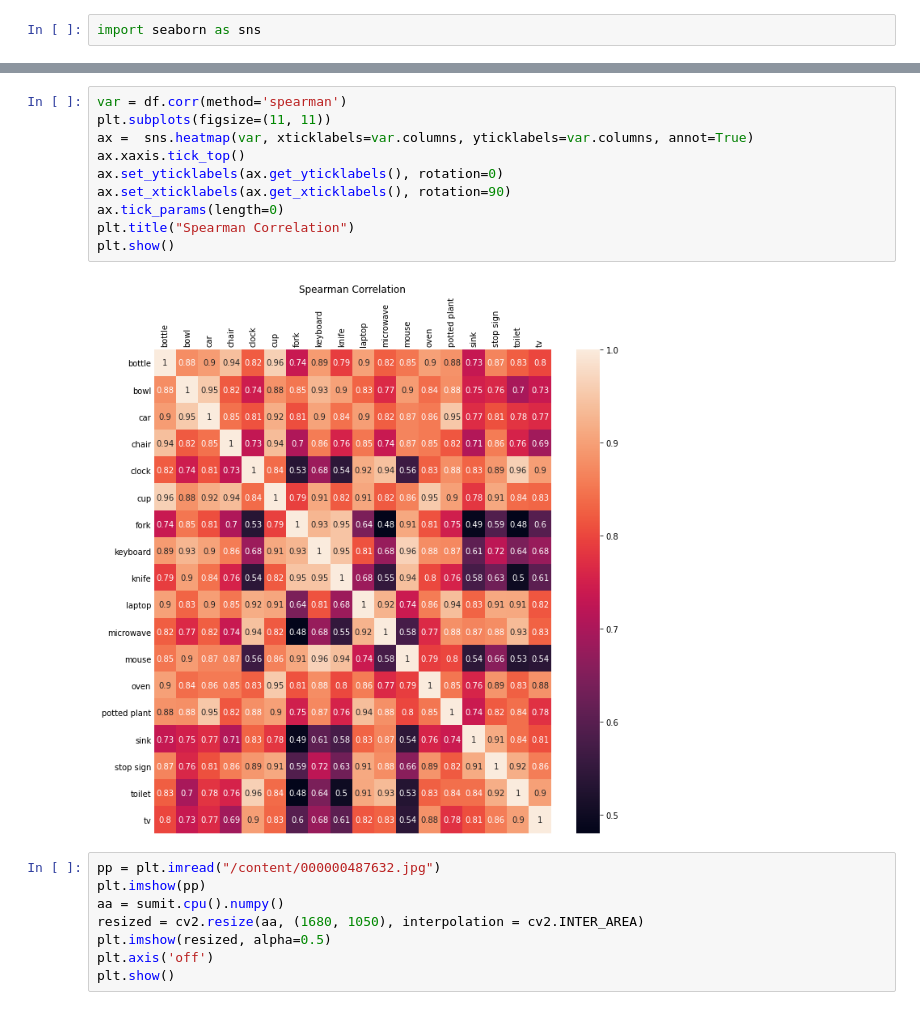
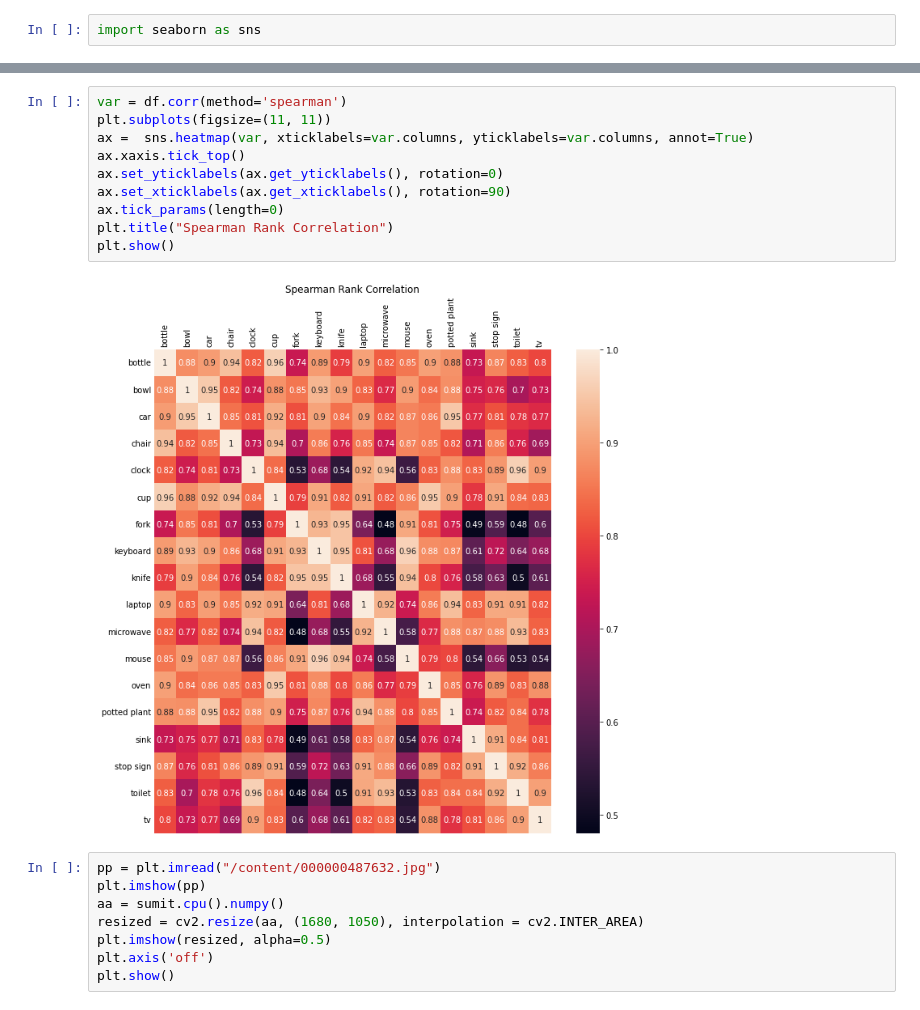
Before and after one commit to BhattacharyaSumit/DAAD-WISE-IRL, a Jupyter notebook: DAAD_Prediction.ipynb, the cells around one changed output, grey strips where cells are left out. Drawn from its saved outputs; the diff is of its cells as text.

```diff
--- a/DAAD_Prediction.ipynb
+++ b/DAAD_Prediction.ipynb
@@ -241,15 +229,15 @@ plt.show()
 # %%
 var = df.corr(method='spearman')
 plt.subplots(figsize=(11, 11))
 ax =  sns.heatmap(var, xticklabels=var.columns, yticklabels=var.columns, annot=True)
 ax.xaxis.tick_top()
 ax.set_yticklabels(ax.get_yticklabels(), rotation=0)
 ax.set_xticklabels(ax.get_xticklabels(), rotation=90)
 ax.tick_params(length=0)
-plt.title("Spearman Correlation")
+plt.title("Spearman Rank Correlation")
 plt.show()
 # %% [output]
-[figure, old version]
+[figure, new version]
 # %%
 pp = plt.imread("/content/000000487632.jpg")
 plt.imshow(pp)
```
Also changed, not shown: parts of 37 cells of this notebook.
